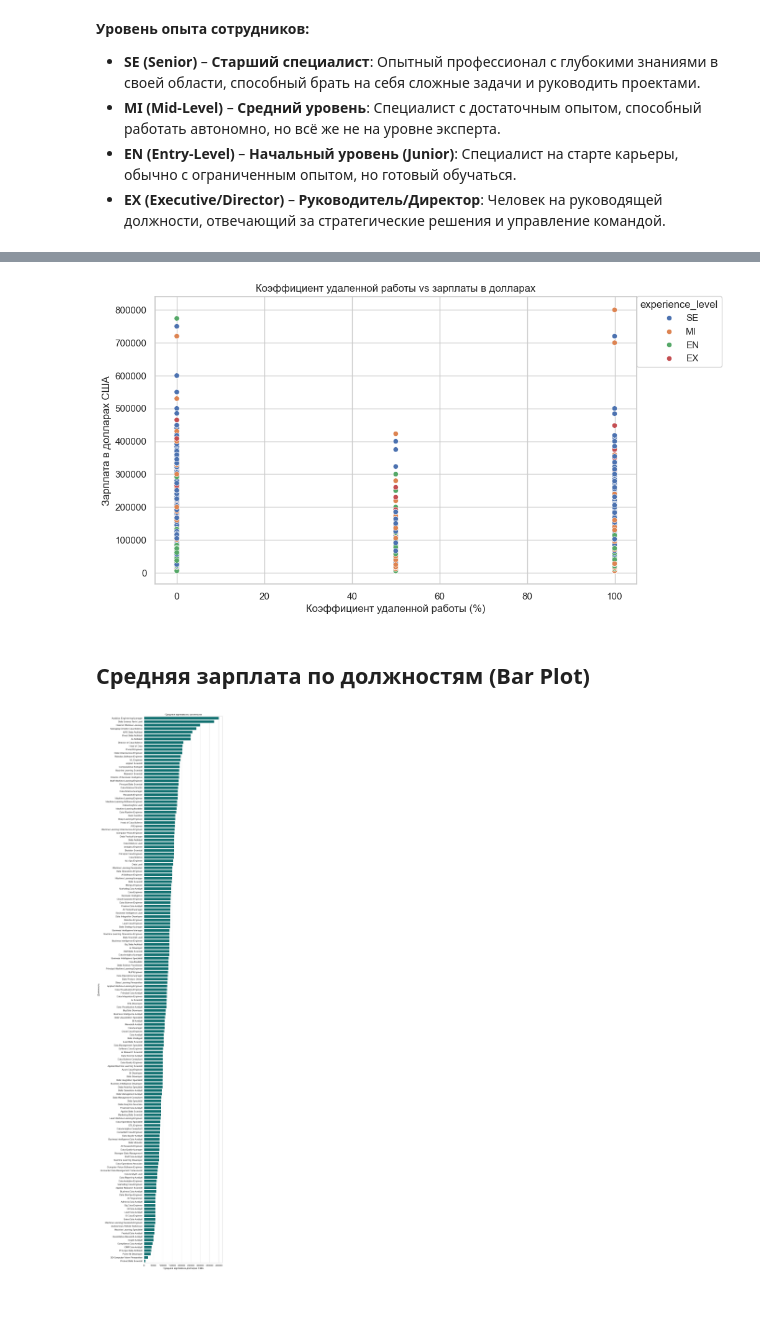
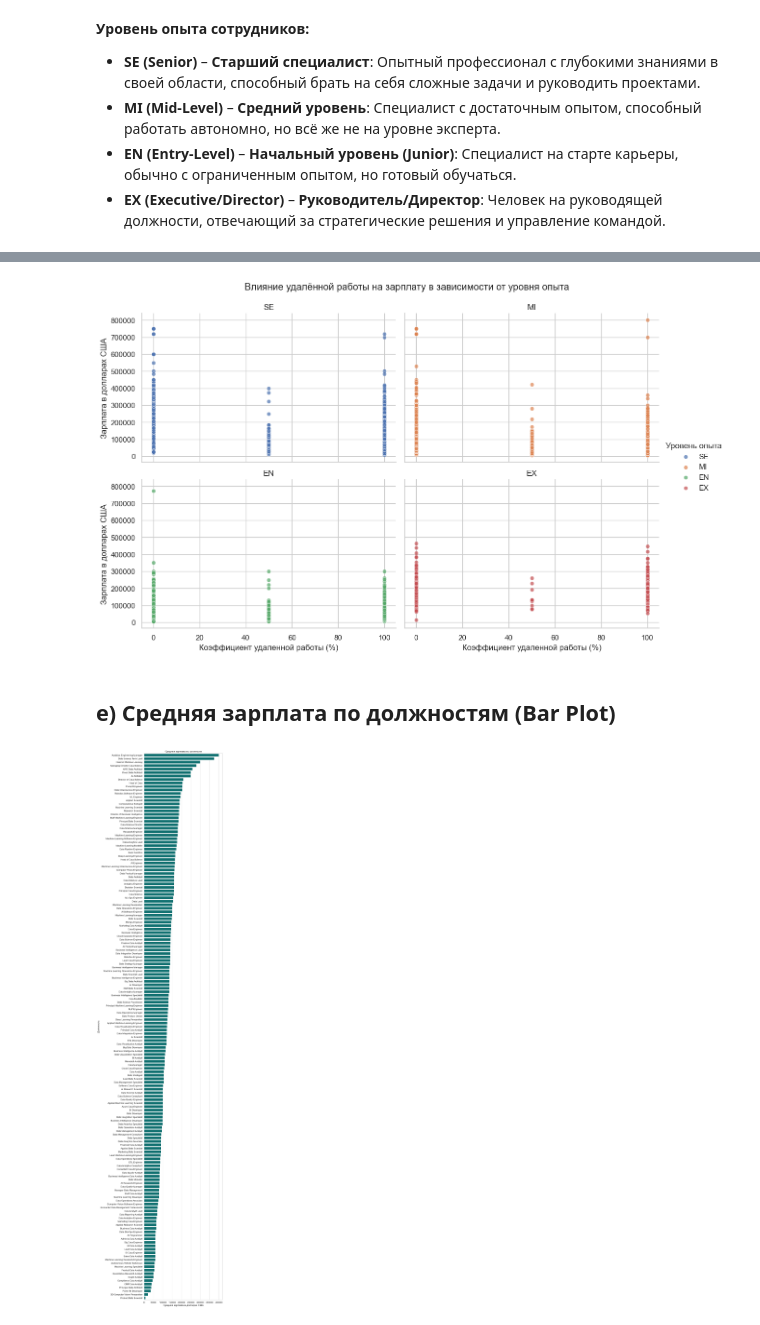
Before and after one commit to behzod33/ds_basic_final, a Jupyter notebook: ds_basic_final.ipynb, the cells around one changed output, grey strips where cells are left out. Saved outputs shown, nothing was run; the diff lists cells and outputs as text; code cells hidden in the pictures; blank space fills up the shorter version.

```diff
--- a/ds_basic_final.ipynb
+++ b/ds_basic_final.ipynb
@@ -288,16 +256,19 @@ plt.show()
-# %%
-plt.figure(figsize=(10, 6))
-sns.scatterplot(data=df, x="remote_ratio", y="salary_in_usd",
-                hue="experience_level", palette="deep")
-plt.xlabel("Коэффициент удаленной работы (%)")
-plt.ylabel("Зарплата в долларах США")
-plt.title("Коэффициент удаленной работы vs зарплаты в долларах")
-plt.legend(title="experience_level", loc=(1, 0.755))
-plt.show()
-# %% [output]
-[figure, removed]
+# %%
+g = sns.FacetGrid(df, col="experience_level", col_order=['SE', 'MI', 'EN', 'EX'], col_wrap=2, height=4, aspect=1.5, hue="experience_level", palette="deep")
+
+g.map_dataframe(sns.scatterplot, x="remote_ratio", y="salary_in_usd", alpha=0.7)
+g.set_axis_labels("Коэффициент удаленной работы (%)", "Зарплата в долларах США")
+g.set_titles(col_template="{col_name}")
+g.add_legend(title="Уровень опыта")
+plt.subplots_adjust(top=0.9)
+g.fig.suptitle("Влияние удалённой работы на зарплату в зависимости от уровня опыта")
+
+plt.savefig("plots/Влияние_удалённой_работы_на_зарплату.png", dpi=300, bbox_inches='tight')
+plt.show()
+# %% [output]
+[figure, added]
 # %% [markdown]
-## Средняя зарплата по должностям (Bar Plot)
+## e) Средняя зарплата по должностям (Bar Plot)
 # %%
 plt.figure(figsize=(7, 49), dpi=150)
 job_salary = df.groupby('job_title')["salary_in_usd"].mean().sort_values(ascending=False).round()
```
Also changed, not shown: parts of 67 cells of this notebook, 6 other files.
